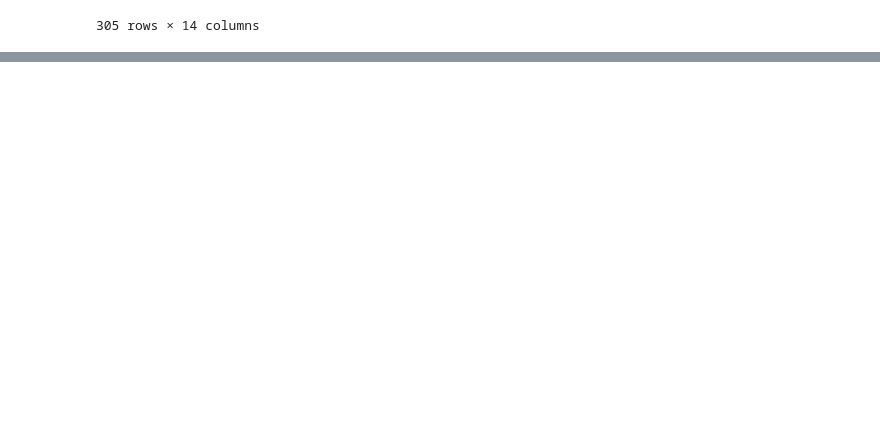
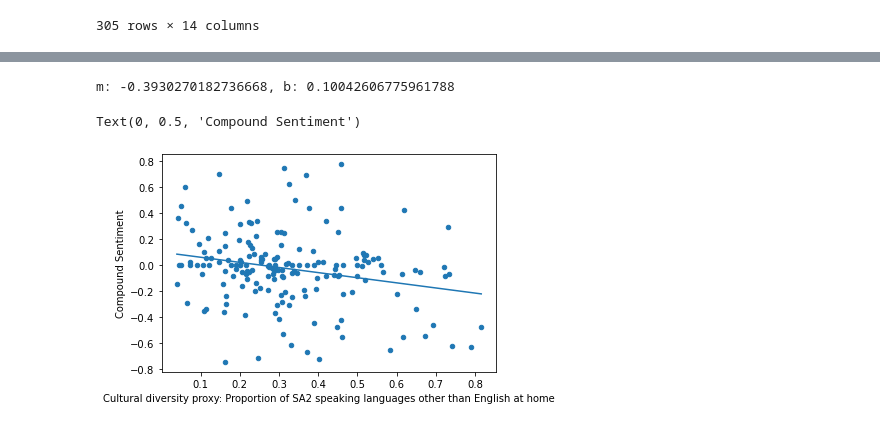
Before and after one commit to jsinkers/comp90024-assignment-2, a Jupyter notebook: data-analysis/data-analysis-part-2.ipynb, the cells around one changed output, grey strips where cells are left out. Saved outputs shown, nothing was run; the diff lists cells and outputs as text; code cells hidden in the pictures; blank space fills up the shorter version.

Commit message:
Preliminary data analysis for diversity scenario

```diff
--- a/data-analysis/data-analysis-part-2.ipynb
+++ b/data-analysis/data-analysis-part-2.ipynb
@@ -184,0 +351,6 @@ seifa_df.sort_values(by='state_rank', ascending=False)
+# %%
+sa2_grouped_tweets = tweet_df.dropna(subset=['sa2']).groupby('sa2', as_index=True)
+y = sa2_grouped_tweets['id'].count().rename('count')
+x = sa2_grouped_tweets['irsad_score'].first()
+
+irsad_sa2 = pd.concat([x,y], axis=1).dropna().sort_values(by='irsad_score')
@@ -184,0 +371,20 @@ seifa_df.sort_values(by='state_rank', ascending=False)
+# %%
+# scenario specific tweet filter:
+keywords = ['scott morrison', 'scomo', 'scummo', 'scumo', 'scotty from marketing']
+hashtags = ['auspol', 'ausvotes', 'scottyfrommarketing' \
+            'scottyfromphotoops', 'scottythegaslighter','scottythepathologicalliar']
+usernames = ['scottmorrisonmp']
+hashtags = ['#' + ht for ht in hashtags]
+usernames = ['@' + un for un in usernames]
+print(hashtags)
+print(usernames)
+search_words = keywords + hashtags + usernames
+
+def filter_tweet(text, search_words):
+    text = text.lower()
+    for search_word in search_words:
+        if search_word in text:
+            #print(f"{search_word} in {text}")
+            return True
+
+    return False
@@ -184,0 +408,3 @@ seifa_df.sort_values(by='state_rank', ascending=False)
+# %%
+row_filter = tweet_df['doc'].apply(lambda x: filter_tweet(x['text'], search_words))
+diversity_df = tweet_df[row_filter]
@@ -184,0 +427,18 @@ seifa_df.sort_values(by='state_rank', ascending=False)
+# %%
+sa2_grouped_tweets = diversity_df.dropna(subset=['sa2']).groupby('sa2', as_index=True)
+y = sa2_grouped_tweets['compound'].mean()
+x = sa2_grouped_tweets['prop_spk_other_lang'].first()
+
+irsad_sa2 = pd.concat([x,y], axis=1).dropna().sort_values(by='prop_spk_other_lang')
+# %%
+m, b = np.polyfit(irsad_sa2['prop_spk_other_lang'], irsad_sa2['compound'], 1)
+print(f"m: {m}, b: {b}")
+irsad_sa2['fit'] = m*irsad_sa2['prop_spk_other_lang'] + b
+irsad_sa2.plot('prop_spk_other_lang', 'compound', kind='scatter')
+plt.plot(irsad_sa2['prop_spk_other_lang'], irsad_sa2['fit'])
+plt.xlabel("Cultural diversity proxy: Proportion of SA2 speaking languages other than English at home")
+plt.ylabel("Compound Sentiment")
+# %% [output]
+m: -0.3930270182736668, b: 0.10042606775961788
+Text(0, 0.5, 'Compound Sentiment')
+[figure, added]
```
Also changed, not shown: parts of 40 cells of this notebook, 1 other file.
